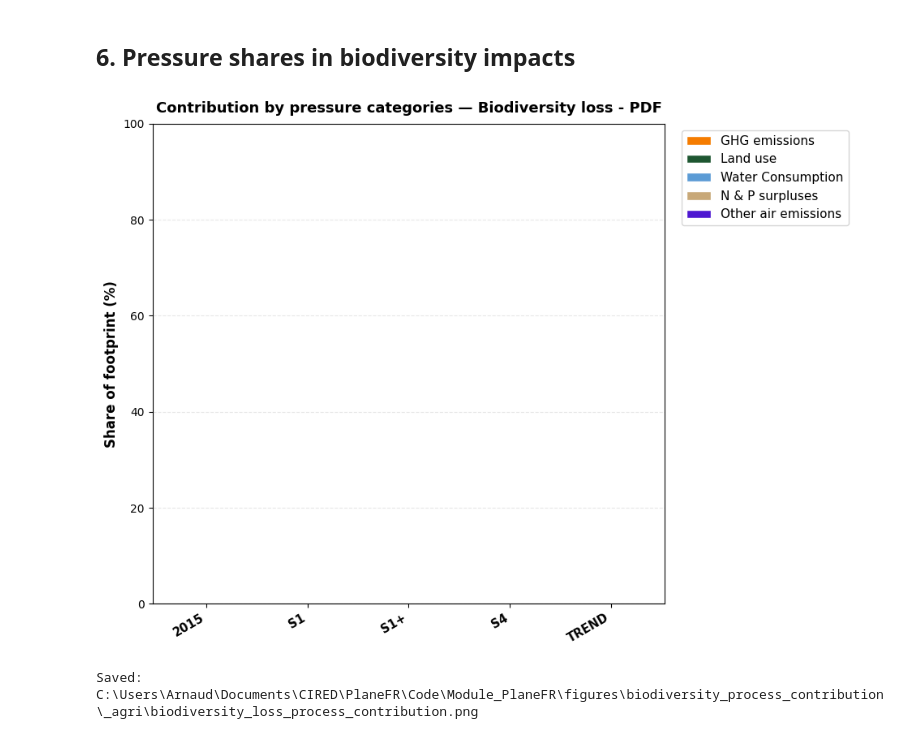
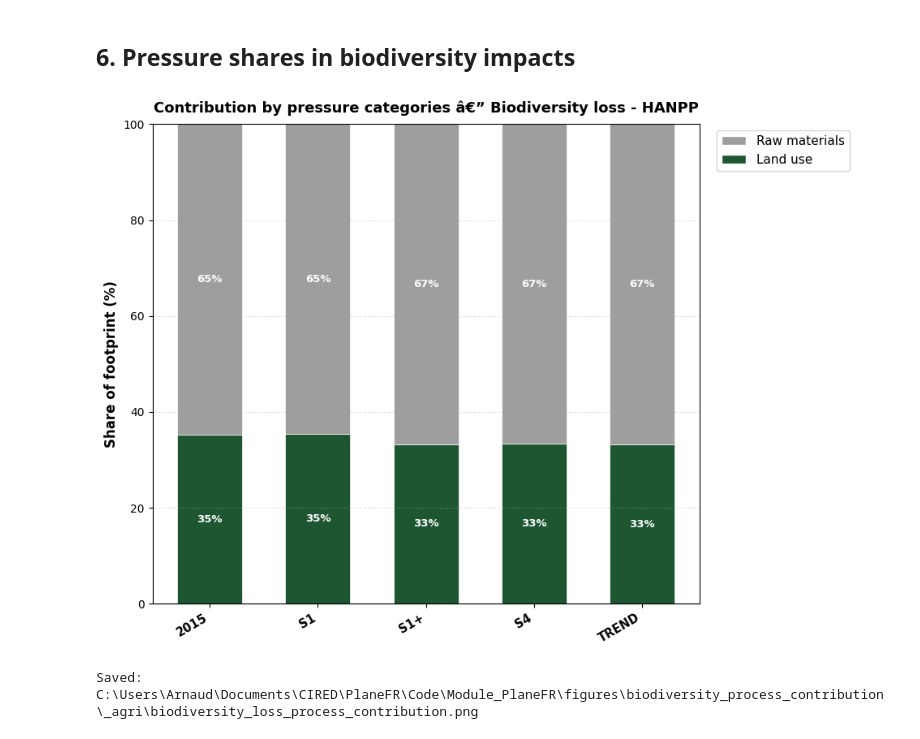
Before and after one commit to Arnaud-destarac/PlaneFR, a Jupyter notebook: notebooks/All.ipynb, the cells around one changed output. Drawn from its saved outputs; the diff is of its cells as text; code cells hidden in the pictures.

```diff
--- a/notebooks/All.ipynb
+++ b/notebooks/All.ipynb
@@ -277,19 +263,19 @@ Saved: C:\Users\Arnaud\Documents\CIRED\PlaneFR\Code\Module_PlaneFR\figures\drive
 # %% [markdown]
 ## 6. Pressure shares in biodiversity impacts
 # %%
-INDICATOR_NAME = "Biodiversity loss - PDF"  # indicator of indicator_computing.xlsx whose footprint is broken down by pressure
+INDICATOR_NAME = "Biodiversity loss - HANPP"  # indicator of indicator_computing.xlsx whose footprint is broken down by pressure
 
 cf_df, boundaries_df = inputs(GROUP_France)
 folders = config.get_scenario_folders(exclude_2019=True, scenario_group=GROUP_France)
 lp_values = [processing.process_indicator_lp_breakdown(INDICATOR_NAME, f, cf_df, boundaries_df)
              for f in folders]
 
 path = config.figure_dir("biodiversity_process_contribution", *AGRI_DIR) / "biodiversity_loss_process_contribution.png"
 fig, _ = create_biodiversity_process_contribution(
     lp_values, [f.name for f in folders], indicator_name=INDICATOR_NAME,
     unit=figure_export.indicator_unit(boundaries_df, INDICATOR_NAME),
     excel_path=path.with_suffix(".xlsx"))
 save(fig, path)
 # %% [output]
-[figure, old version]
+[figure, new version]
 Saved: C:\Users\Arnaud\Documents\CIRED\PlaneFR\Code\Module_PlaneFR\figures\biodiversity_process_contribution\_agri\biodiversity_loss_process_contribution.png
```
Also changed, not shown: parts of 3 cells of this notebook, 7 other files.
